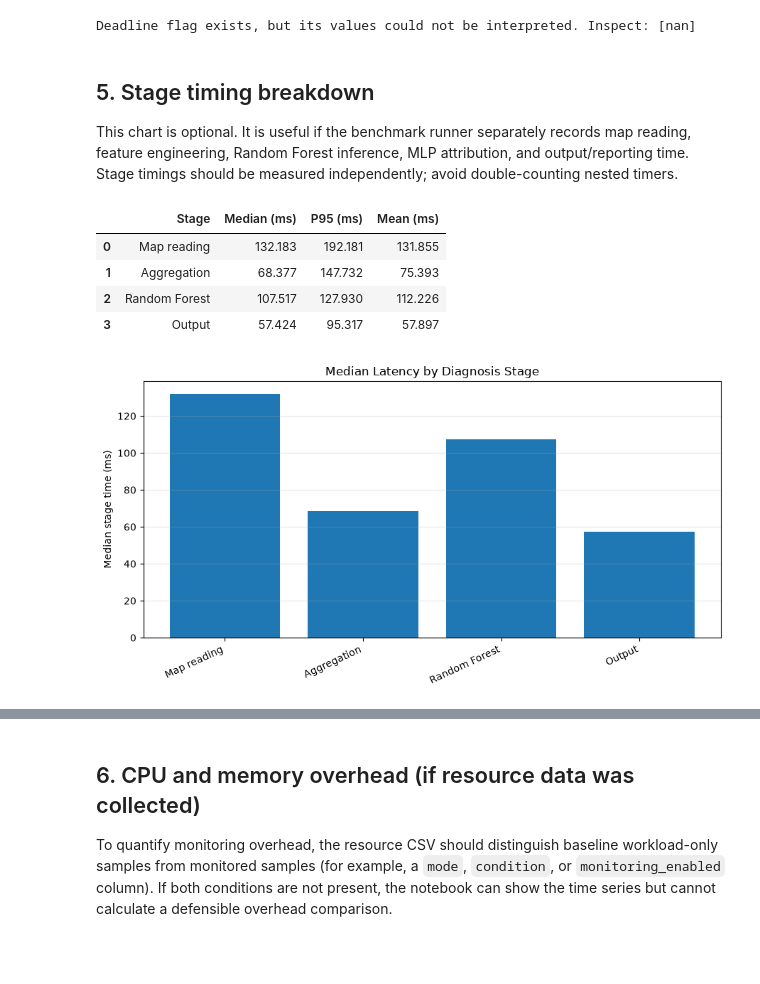
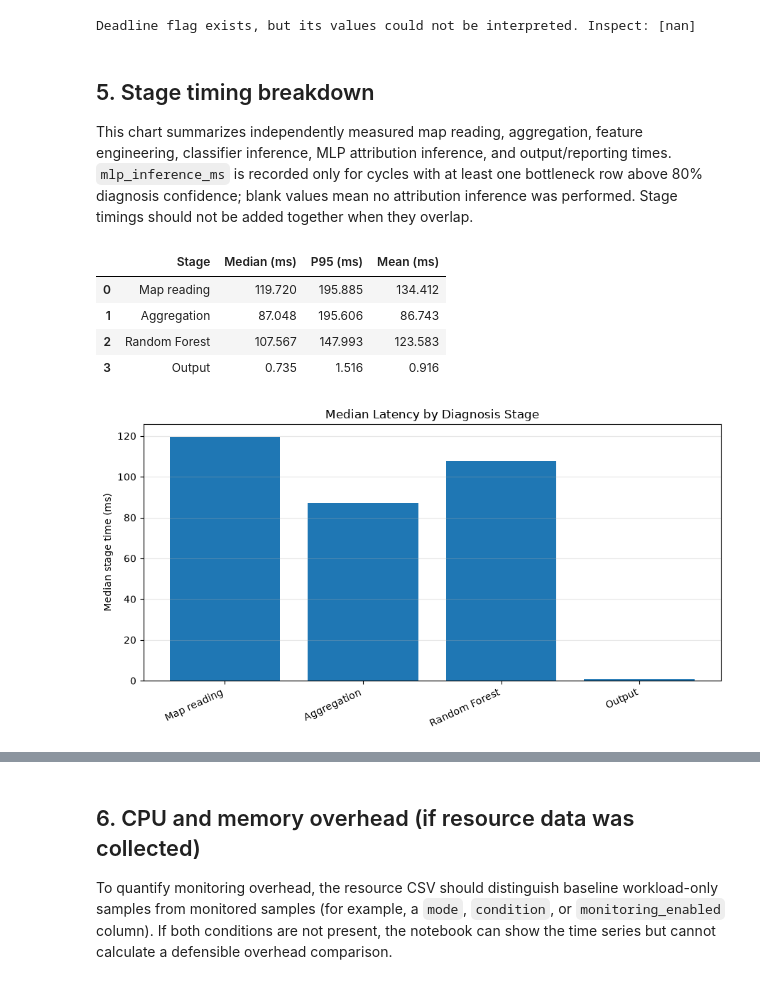
Before and after one commit to asad-Md/PerformanceBottleneckDiagnosis, a Jupyter notebook: src/realtime/realtime_performance_analysis.ipynb, the cells around one changed output, grey strips where cells are left out. Drawn from its saved outputs; the diff is of its cells as text; code cells hidden in the pictures; blank space fills up the shorter version.

```diff
--- a/src/realtime/realtime_performance_analysis.ipynb
+++ b/src/realtime/realtime_performance_analysis.ipynb
@@ -321,54 +386,93 @@ Deadline flag exists, but its values could not be interpreted. Inspect: [nan]
 # %% [markdown]
 ## 5. Stage timing breakdown
 
-This chart is optional. It is useful if the benchmark runner separately records map reading, feature engineering, Random Forest inference, MLP attribution, and output/reporting time. Stage timings should be measured independently; avoid double-counting nested timers.
+This chart summarizes independently measured map reading, aggregation, feature engineering, classifier inference, MLP attribution inference, and output/reporting times. `mlp_inference_ms` is recorded only for cycles with at least one bottleneck row above 80% diagnosis confidence; blank values mean no attribution inference was performed. Stage timings should not be added together when they overlap.
 # %%
 stage_groups = {
     "Map reading": ["map_read_ms", "map_read_ns", "map_reading_ms", "map_reading_ns"],
     "Aggregation": ["aggregation_ms", "aggregation_ns", "aggregate_ms", "aggregate_ns"],
     "Feature engineering": ["feature_engineering_ms", "feature_engineering_ns", "feature_processing_ms", "feature_processing_ns"],
     "Random Forest": ["rf_inference_ms", "rf_inference_ns", "random_forest_ms", "random_forest_ns", "rf_ms", "rf_ns"],
-    "MLP attribution": ["mlp_attribution_ms", "mlp_attribution_ns", "attribution_ms", "attribution_ns"],
+    "MLP attribution": ["mlp_inference_ms", "mlp_attribution_ms", "mlp_attribution_ns", "attribution_inference_ms", "attribution_ms", "attribution_ns"],
     "Output": ["output_ms", "output_ns", "reporting_ms", "reporting_ns"]
 }
+
+stage_measurement = data.copy()
+if "phase" in stage_measurement.columns:
+    stage_measurement = stage_measurement.loc[stage_measurement["phase"].astype(str).str.lower().eq("measurement")]
+if "cycle_status" in stage_measurement.columns:
+    stage_measurement = stage_measurement.loc[stage_measurement["cycle_status"].astype(str).str.lower().eq("completed")]
 
 stage_rows = []
 for stage, aliases in stage_groups.items():
     found = None
-    lookup = {norm_name(c): c for c in data.columns}
+    lookup = {norm_name(c): c for c in stage_measurement.columns}
     for alias in aliases:
         if norm_name(alias) in lookup:
             found = lookup[norm_name(alias)]
             break
     if found is not None:
-        vals = timing_to_ms(data[found], found).dropna()
+        vals = timing_to_ms(stage_measurement[found], found).dropna()
         if len(vals):
             stage_rows.append({
                 "Stage": stage,
                 "Median (ms)": vals.median(),
                 "P95 (ms)": vals.quantile(0.95),
                 "Mean (ms)": vals.mean()
             })
 
 if not stage_rows:
     print("No recognized stage timing columns found.")
 else:
     stage_stats = pd.DataFrame(stage_rows)
     display(stage_stats.round(3))
     fig, ax = plt.subplots(figsize=(9, 4.8))
     positions = np.arange(len(stage_stats))
     ax.bar(positions, stage_stats["Median (ms)"], yerr=None)
     ax.set_xticks(positions)
     ax.set_xticklabels(stage_stats["Stage"], rotation=25, ha="right")
     ax.set_ylabel("Median stage time (ms)")
     ax.set_title("Median Latency by Diagnosis Stage")
     ax.grid(True, axis="y", alpha=0.3)
     fig.tight_layout()
     plt.show()
+
+
+# Count rows attributed per completed measurement cycle; old CSVs without attribution JSON remain unavailable.
+if "attributed_rows" not in data.columns:
+    print("Attribution coverage is unavailable: this cycle CSV has no attribution results column.")
+else:
+    coverage_cycles = data.copy()
+    if "phase" in coverage_cycles.columns:
+        coverage_cycles = coverage_cycles.loc[coverage_cycles["phase"].astype(str).str.lower().eq("measurement")]
+    if "cycle_status" in coverage_cycles.columns:
+        coverage_cycles = coverage_cycles.loc[coverage_cycles["cycle_status"].astype(str).str.lower().eq("completed")]
+    coverage_cycles["attributed_rows"] = pd.to_numeric(coverage_cycles["attributed_rows"], errors="coerce")
+    coverage_groups = coverage_cycles.groupby("condition", dropna=False) if "condition" in coverage_cycles.columns else [("all", coverage_cycles)]
+    coverage_rows = []
+    for condition, frame in coverage_groups:
+        known_counts = frame["attributed_rows"].dropna()
+        if known_counts.empty:
+            continue
+        coverage_rows.append({
+            "Condition": condition,
+            "Completed measurement cycles": len(frame),
+            "Cycles with attribution data": int(known_counts.count()),
+            "Cycles with attributed rows": int((known_counts > 0).sum()),
+            "Attribution-data coverage (%)": known_counts.count() / len(frame) * 100 if len(frame) else np.nan,
+            "Cycles with attributed rows (%)": (known_counts > 0).mean() * 100 if len(known_counts) else np.nan,
+            "Mean attributed rows per cycle": known_counts.mean(),
+            "Total attributed rows": int(known_counts.sum()),
+        })
+    if coverage_rows:
+        coverage_stats = pd.DataFrame(coverage_rows)
+        display(coverage_stats.round(3))
+    else:
+        print("No attribution coverage values are available for completed measurement cycles.")
 # %% [output]
 |  | Stage | Median (ms) | P95 (ms) | Mean (ms) |
-| 0 | Map reading | 132.183 | 192.181 | 131.855 |
-| 1 | Aggregation | 68.377 | 147.732 | 75.393 |
-| 2 | Random Forest | 107.517 | 127.930 | 112.226 |
-| 3 | Output | 57.424 | 95.317 | 57.897 |
+| 0 | Map reading | 119.720 | 195.885 | 134.412 |
+| 1 | Aggregation | 87.048 | 195.606 | 86.743 |
+| 2 | Random Forest | 107.567 | 147.993 | 123.583 |
+| 3 | Output | 0.735 | 1.516 | 0.916 |
-[figure, old version]
+[figure, new version]
```
Also changed, not shown: parts of 14 cells of this notebook, 32 other files.
